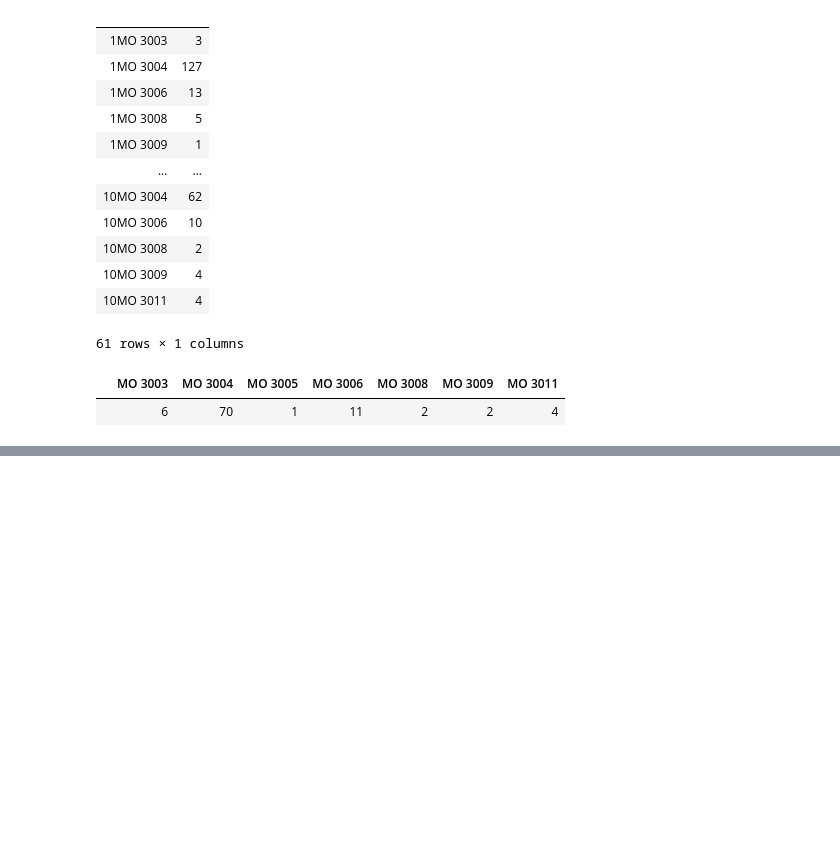
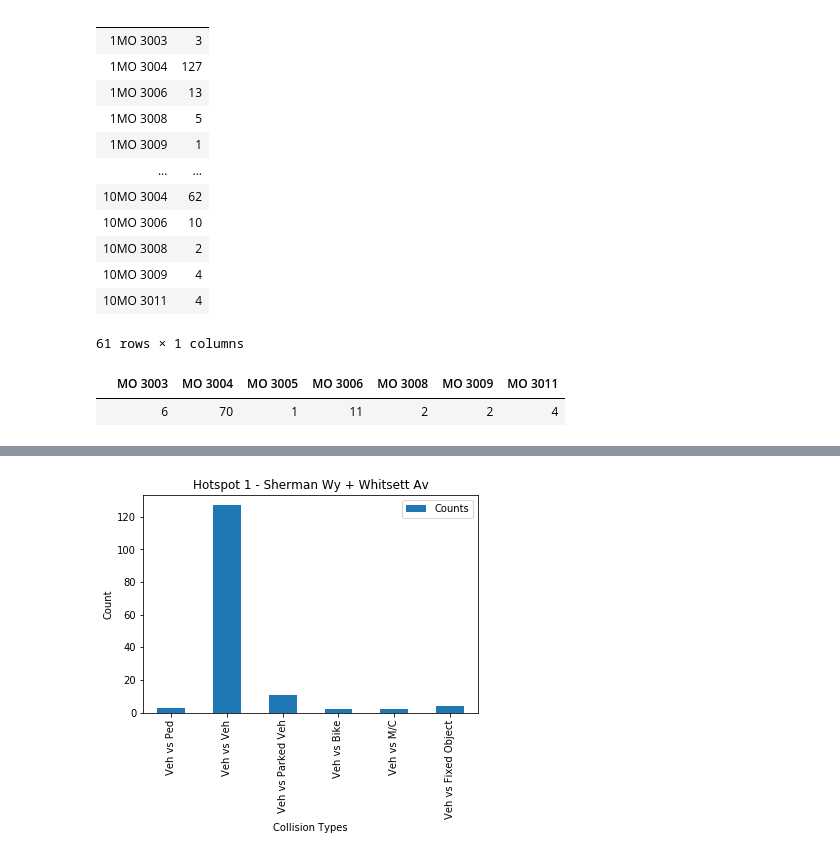
Before and after one commit to StephenCYang/Group_Project_1, a Jupyter notebook: MO Codes and Collisions/MO Codes and Time Occurrence .ipynb, the cells around one changed output, grey strips where cells are left out. Drawn from its saved outputs; the diff is of its cells as text; code cells hidden in the pictures; blank space fills up the shorter version.

```diff
--- a/MO Codes and Collisions/MO Codes and Time Occurrence .ipynb
+++ b/MO Codes and Collisions/MO Codes and Time Occurrence .ipynb
@@ -10,8 +10,8 @@ import scipy.stats as st
 import numpy as np
 
 # Study data files
-collision_data_path = "Resources/Cleaned_5Year.csv"
-heatmap_path = "Resources/HeatBins.csv"
+collision_data_path = "../Resources/Cleaned_5Year.csv"
+heatmap_path = "../Resources/HeatBins.csv"
 
 # Read the data
 collision_data_df = pd.read_csv(collision_data_path, sep=',')
@@ -630,0 +465,18 @@ plt.scatter(clean_df[''],scatter_df['Tumor Volume (mm3)'])
+# %%
+#Switching orientation with T function.
+#Update with MO names
+#Name the counts column
+summary1_df = pd.DataFrame({"Veh vs Ped": hotspot1_MO3003, "Veh vs Veh": hotspot1_MO3004,
+                            "Veh vs Parked Veh":hotspot8_MO3006, "Veh vs Bike": hotspot8_MO3008,
+                           "Veh vs M/C": hotspot8_MO3009, "Veh vs Fixed Object": hotspot8_MO3011,},
+                 index=[""]).T
+updated1_df = summary1_df.rename(columns = {"" : "Counts"})
+# %%
+updated1_df.plot(kind="bar")
+plt.title('Hotspot 1 - Sherman Wy + Whitsett Av')
+plt.xlabel("Collision Types")
+plt.ylabel("Count")
+plt.show
+plt.savefig("bar1.png", bbox_inches='tight', dpi=600)
+# %% [output]
+[figure, added]
```
Also changed, not shown: parts of 48 cells of this notebook, 21 other files.
